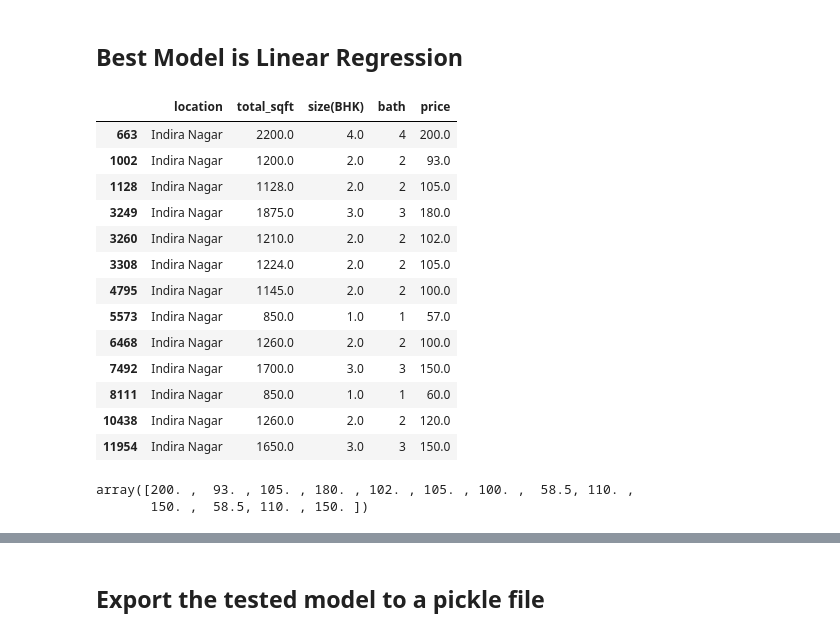
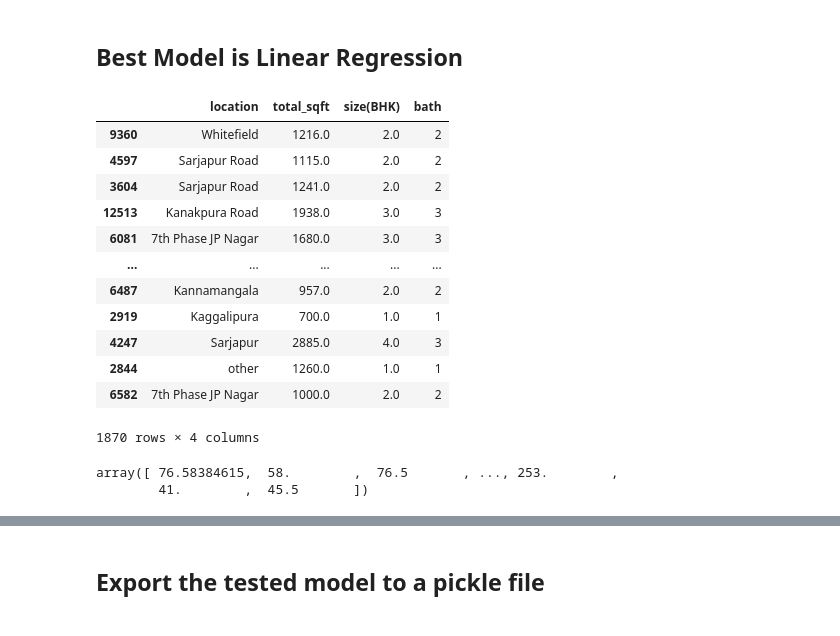
Before and after one commit to rohanbabbar04/Real_Estate_Price_Prediction, a Jupyter notebook: Banglore Price Predictions.ipynb, the cells around one changed output, grey strips where cells are left out. Drawn from its saved outputs; the diff is of its cells as text; code cells hidden in the pictures.

Commit message:
Added train_test_split

```diff
--- a/Banglore Price Predictions.ipynb
+++ b/Banglore Price Predictions.ipynb
@@ -558,3 +560,5 @@ y = df.price
+# %%
+X_train,X_test,y_train,y_test = train_test_split(X,y,random_state=4)
 # %%
 num_cols = X.select_dtypes(np.number).columns.to_list()
 cat_cols = X.select_dtypes('object').columns.to_list()
@@ -621,2 +622,0 @@ from sklearn.model_selection import train_test_split
-# %%
-X_train,X_test,y_train,y_test = train_test_split(X,y,test_size=0.3,random_state=4)
@@ -646,24 +646,25 @@ scores
 # %% [markdown]
 ## Best Model is Linear Regression
 # %%
-df[df.location=='Indira Nagar']
+X_test
 # %% [output]
-|  | location | total_sqft | size(BHK) | bath | price |
-| 663 | Indira Nagar | 2200.0 | 4.0 | 4 | 200.0 |
-| 1002 | Indira Nagar | 1200.0 | 2.0 | 2 | 93.0 |
-| 1128 | Indira Nagar | 1128.0 | 2.0 | 2 | 105.0 |
-| 3249 | Indira Nagar | 1875.0 | 3.0 | 3 | 180.0 |
-| 3260 | Indira Nagar | 1210.0 | 2.0 | 2 | 102.0 |
-| 3308 | Indira Nagar | 1224.0 | 2.0 | 2 | 105.0 |
-| 4795 | Indira Nagar | 1145.0 | 2.0 | 2 | 100.0 |
-| 5573 | Indira Nagar | 850.0 | 1.0 | 1 | 57.0 |
-| 6468 | Indira Nagar | 1260.0 | 2.0 | 2 | 100.0 |
-| 7492 | Indira Nagar | 1700.0 | 3.0 | 3 | 150.0 |
-| 8111 | Indira Nagar | 850.0 | 1.0 | 1 | 60.0 |
-| 10438 | Indira Nagar | 1260.0 | 2.0 | 2 | 120.0 |
-| 11954 | Indira Nagar | 1650.0 | 3.0 | 3 | 150.0 |
+|  | location | total_sqft | size(BHK) | bath |
+| 9360 | Whitefield | 1216.0 | 2.0 | 2 |
+| 4597 | Sarjapur Road | 1115.0 | 2.0 | 2 |
+| 3604 | Sarjapur Road | 1241.0 | 2.0 | 2 |
+| 12513 | Kanakpura Road | 1938.0 | 3.0 | 3 |
+| 6081 | 7th Phase JP Nagar | 1680.0 | 3.0 | 3 |
+| ... | ... | ... | ... | ... |
+| 6487 | Kannamangala | 957.0 | 2.0 | 2 |
+| 2919 | Kaggalipura | 700.0 | 1.0 | 1 |
+| 4247 | Sarjapur | 2885.0 | 4.0 | 3 |
+| 2844 | other | 1260.0 | 1.0 | 1 |
+| 6582 | 7th Phase JP Nagar | 1000.0 | 2.0 | 2 |
+1870 rows × 4 columns
 # %%
-grid.predict(df[df.location=='Indira Nagar'])
+y_predicted_prices = grid.predict(X_test)
-# %% [output]
-array([200. ,  93. , 105. , 180. , 102. , 105. , 100. ,  58.5, 110. ,
-       150. ,  58.5, 110. , 150. ])
+# %%
+y_predicted_prices
+# %% [output]
+array([ 76.58384615,  58.        ,  76.5       , ..., 253.        ,
+        41.        ,  45.5       ])
```
Also changed, not shown: parts of 14 cells of this notebook, 1 other file.
